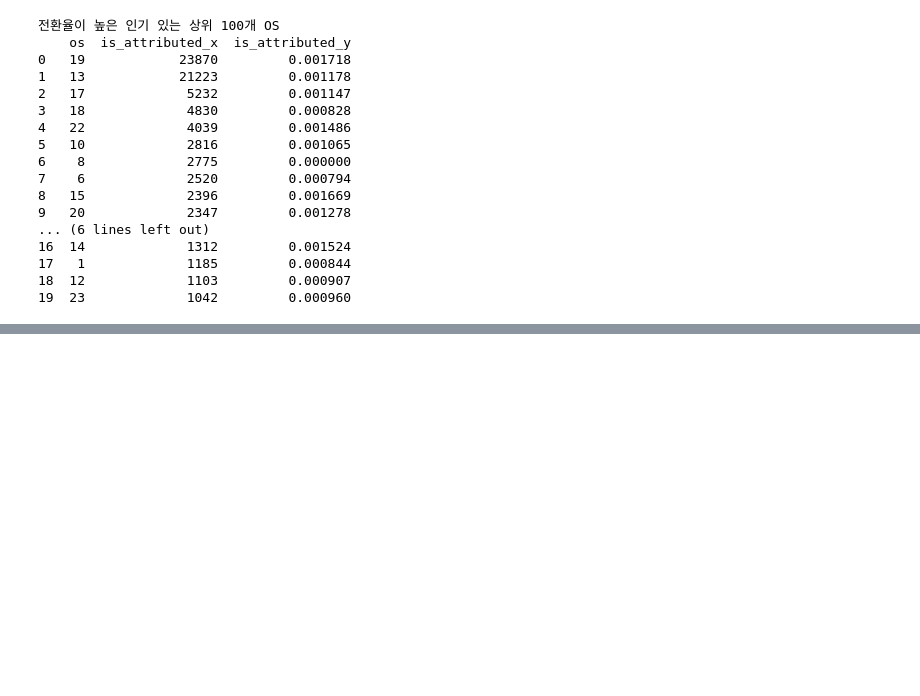
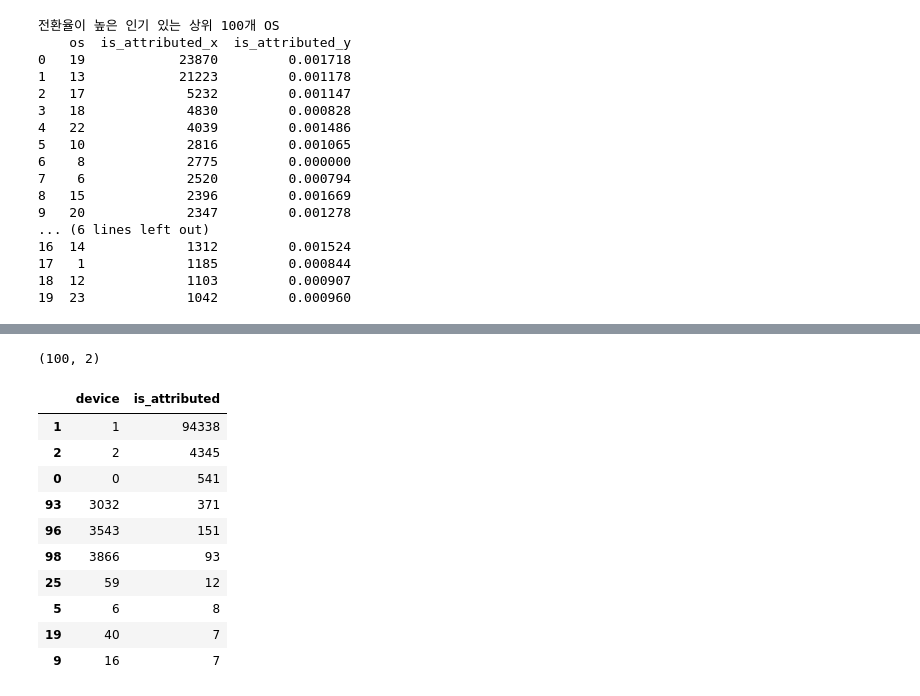
Before and after one commit to corazzon/KaggleStruggle, a Jupyter notebook: talkingdata-adtracking-fraud-detection/ad_fraud_detection_eda.ipynb, the cells around one changed output, grey strips where cells are left out. Drawn from its saved outputs; the diff is of its cells as text; code cells hidden in the pictures; blank space fills up the shorter version.

```diff
--- a/talkingdata-adtracking-fraud-detection/ad_fraud_detection_eda.ipynb
+++ b/talkingdata-adtracking-fraud-detection/ad_fraud_detection_eda.ipynb
@@ -487,0 +510,20 @@ print(merge[:20])
+# %%
+counts = sample[['device', 'is_attributed']] \
+        .groupby('device', as_index=False) \
+        .count() \
+        .sort_values('is_attributed', ascending=False)
+print(counts.shape)
+counts[:10]
+# %% [output]
+(100, 2)
+|  | device | is_attributed |
+| 1 | 1 | 94338 |
+| 2 | 2 | 4345 |
+| 0 | 0 | 541 |
+| 93 | 3032 | 371 |
+| 96 | 3543 | 151 |
+| 98 | 3866 | 93 |
+| 25 | 59 | 12 |
+| 5 | 6 | 8 |
+| 19 | 40 | 7 |
+| 9 | 16 | 7 |
```
Also changed, not shown: parts of 4 cells of this notebook.
